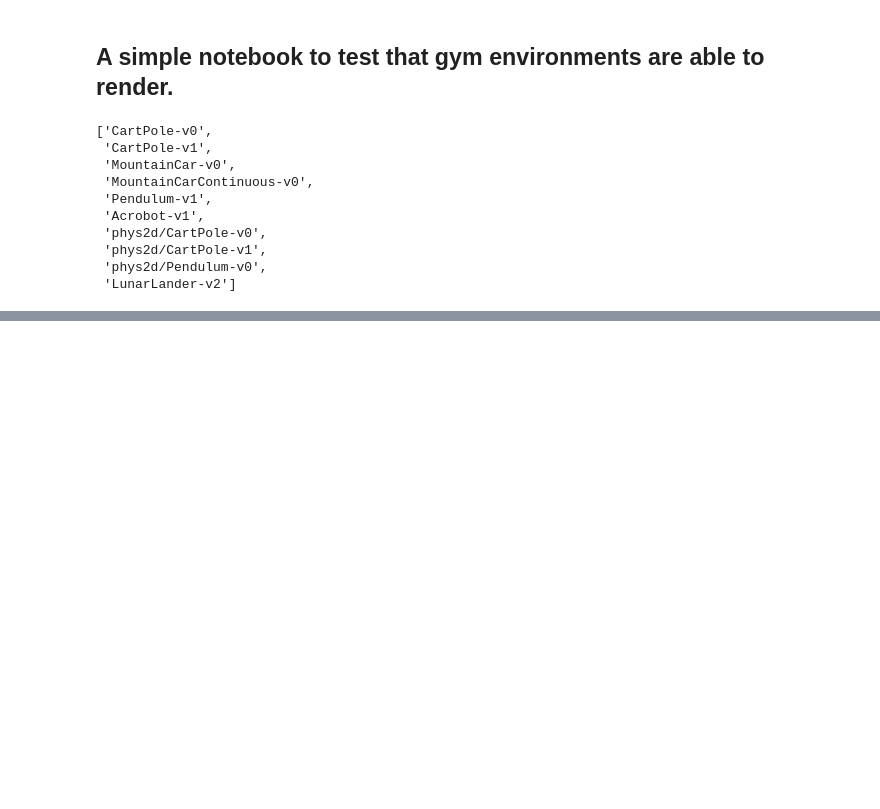
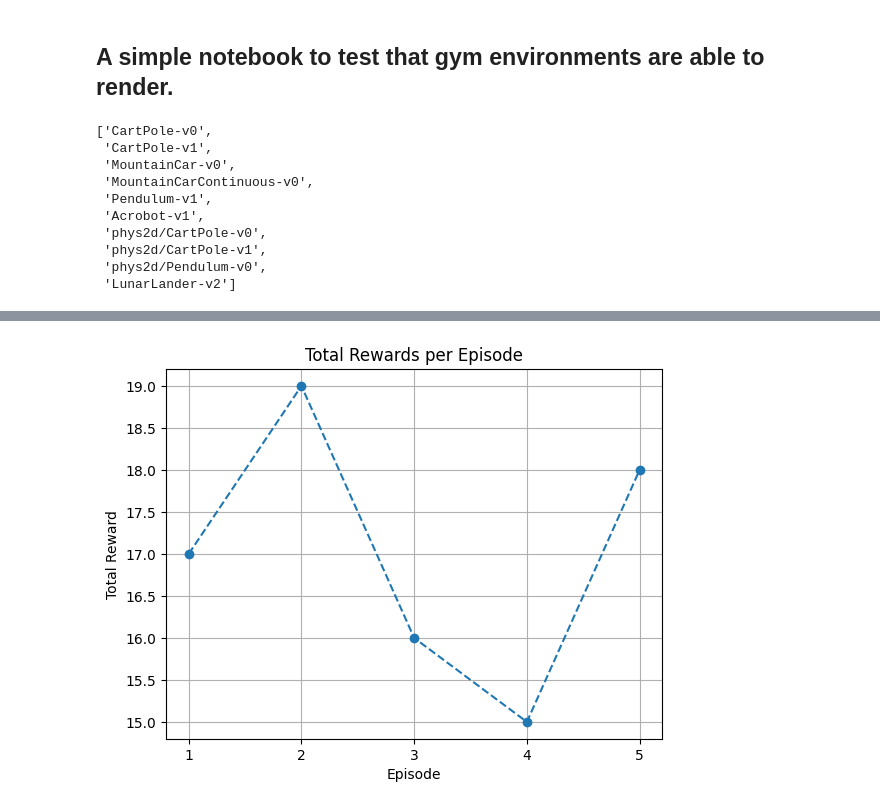
Before and after one commit to rr3khan/SYDE-655-Optimal---Learning-Based-Control, a Jupyter notebook: RL_Cart_Pole/test_gym_env_rendering.ipynb, the cells around one changed output, grey strips where cells are left out. Saved outputs shown, nothing was run; the diff lists cells and outputs as text; code cells hidden in the pictures; blank space fills up the shorter version.

Commit message:
Add Draft Reward visualization

```diff
--- a/RL_Cart_Pole/test_gym_env_rendering.ipynb
+++ b/RL_Cart_Pole/test_gym_env_rendering.ipynb
@@ -63,28 +62,52 @@ Note: you may need to restart the kernel to use updated packages.
 # %%
 import imageio
 
 # Set up the environment
-env = gym.make('CartPole-v1', render_mode='rgb_array')
+env = gym.make("CartPole-v1", render_mode="rgb_array")
+
 state, _ = env.reset()
+env.action_space.seed(123)
+
 
 # Simulate the environment
 episodeNumber = 5
 timeSteps = 100
 frames = []  # List to store each frame
+rewards = []
+steps = []
+episode_rewards = []
 
 for episodeIndex in range(episodeNumber):
     initial_state, _ = env.reset()
+    env.action_space.seed(123)
+
+    total_reward = 0
     for timeIndex in range(timeSteps):
         frames.append(env.render())
         random_action = env.action_space.sample()
         observation, reward, terminated, truncated, info = env.step(random_action)
+        total_reward += reward
+        rewards.append(total_reward)
+        steps.append(timeIndex)
         if terminated:
             break
+    episode_rewards.append(total_reward)
+
+# Plotting
+plt.plot(figsize=(10, 5))
+plt.plot(range(1, episodeNumber + 1), episode_rewards, marker="o", linestyle="--")
+plt.title("Total Rewards per Episode")
+plt.xlabel("Episode")
+plt.xticks(range(1, episodeNumber + 1))  # Set x-axis ticks to whole numbers
+plt.ylabel("Total Reward")
+plt.grid(True)
 
 # Save the frames as a GIF
-imageio.mimsave('cartpole.gif', frames, fps=30)
+imageio.mimsave("cartpole.gif", frames, fps=30)
 
 env.close()
+# %% [output]
+[figure, added]
 # %%
 from IPython.display import Image
 
```
Also changed, not shown: parts of 3 cells of this notebook.
